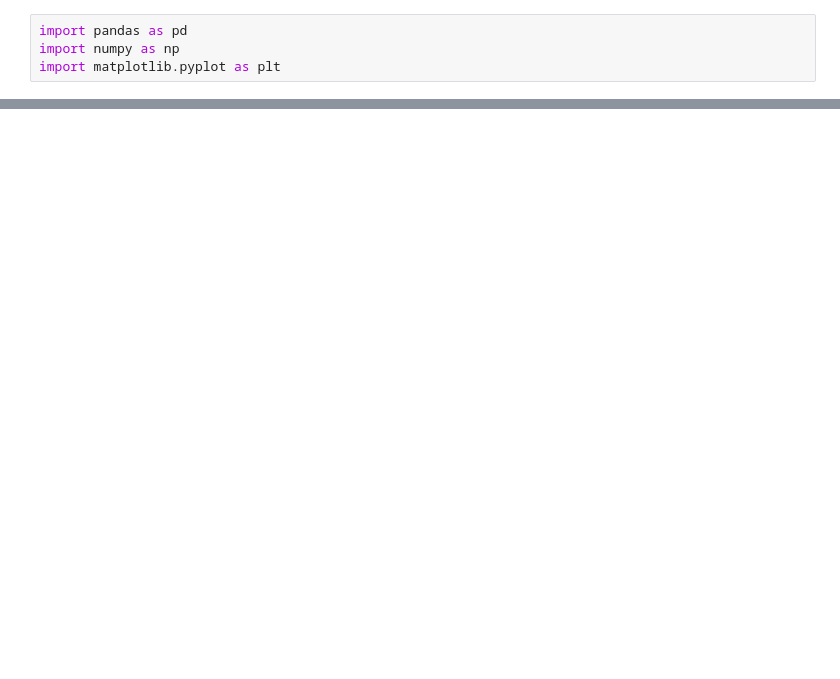
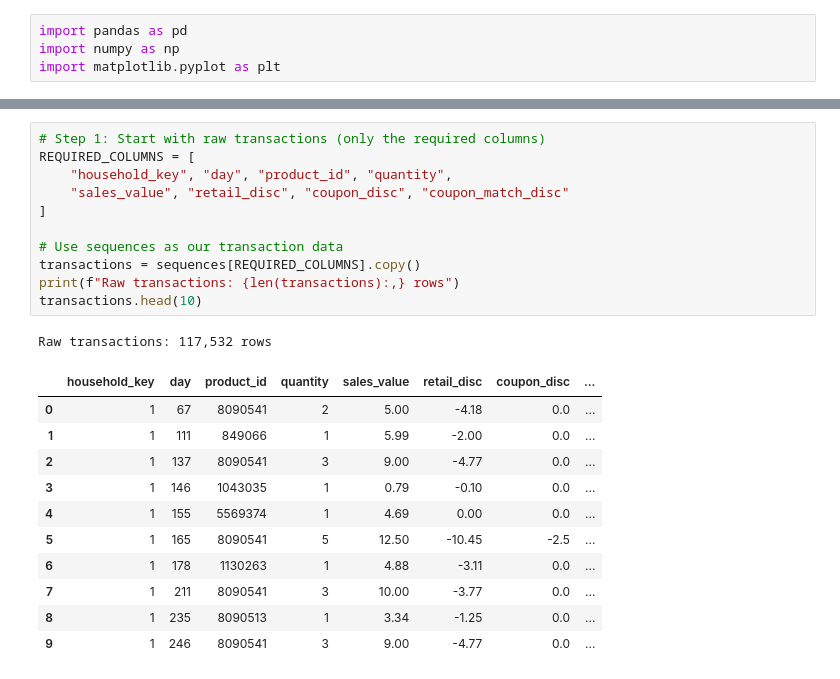
Before and after one commit to EthanSei/cme241-rl-discounts, a Jupyter notebook: notebooks/01_data_analysis.ipynb, the cells around one changed output, grey strips where cells are left out. Cells and saved outputs as stored; diff of their text form; blank space fills up the shorter version.

Commit message:
Add notebook with elasticity data

```diff
--- a/notebooks/01_data_analysis.ipynb
+++ b/notebooks/01_data_analysis.ipynb
@@ -70,0 +84,24 @@ features.head()
+# %%
+# Step 1: Start with raw transactions (only the required columns)
+REQUIRED_COLUMNS = [
+    "household_key", "day", "product_id", "quantity",
+    "sales_value", "retail_disc", "coupon_disc", "coupon_match_disc"
+]
+
+# Use sequences as our transaction data
+transactions = sequences[REQUIRED_COLUMNS].copy()
+print(f"Raw transactions: {len(transactions):,} rows")
+transactions.head(10)
+# %% [output]
+Raw transactions: 117,532 rows
+|  | household_key | day | product_id | quantity | sales_value | retail_disc | coupon_disc | ... |
+| 0 | 1 | 67 | 8090541 | 2 | 5.00 | -4.18 | 0.0 | ... |
+| 1 | 1 | 111 | 849066 | 1 | 5.99 | -2.00 | 0.0 | ... |
+| 2 | 1 | 137 | 8090541 | 3 | 9.00 | -4.77 | 0.0 | ... |
+| 3 | 1 | 146 | 1043035 | 1 | 0.79 | -0.10 | 0.0 | ... |
+| 4 | 1 | 155 | 5569374 | 1 | 4.69 | 0.00 | 0.0 | ... |
+| 5 | 1 | 165 | 8090541 | 5 | 12.50 | -10.45 | -2.5 | ... |
+| 6 | 1 | 178 | 1130263 | 1 | 4.88 | -3.11 | 0.0 | ... |
+| 7 | 1 | 211 | 8090541 | 3 | 10.00 | -3.77 | 0.0 | ... |
+| 8 | 1 | 235 | 8090513 | 1 | 3.34 | -1.25 | 0.0 | ... |
+| 9 | 1 | 246 | 8090541 | 3 | 9.00 | -4.77 | 0.0 | ... |
```
Also changed, not shown: parts of 54 cells of this notebook, 5 other files.
